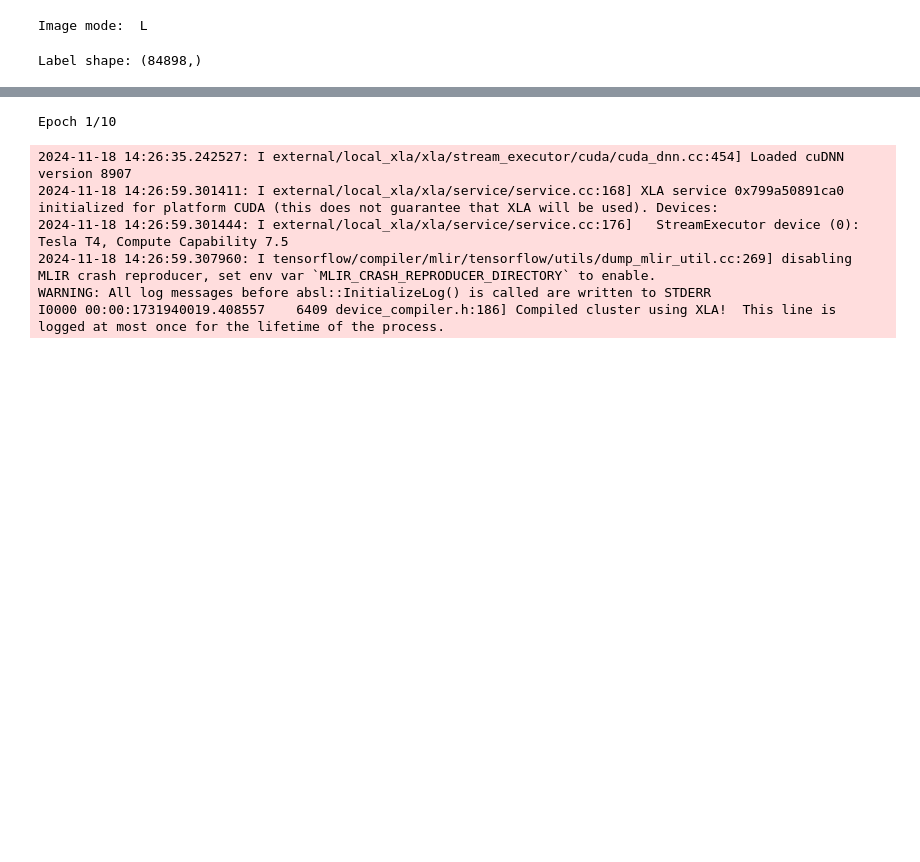
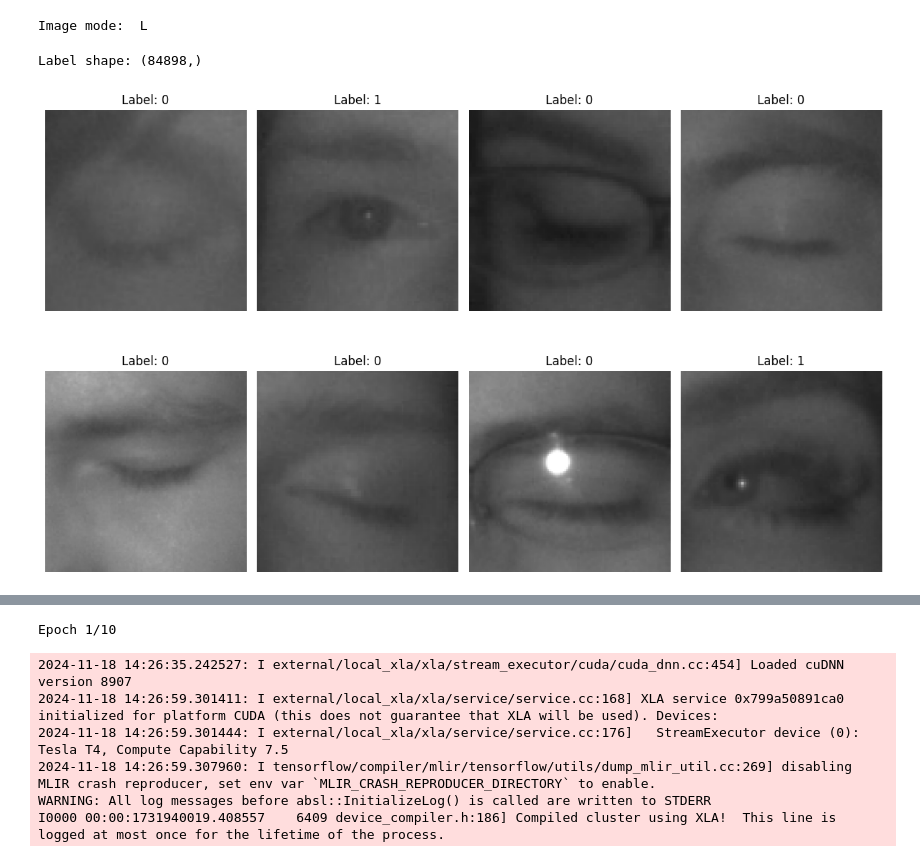
Before and after one commit to tanstefanie/Driver-Fatigue-System, a Jupyter notebook: model/transfer_learning.ipynb, the cells around one changed output, grey strips where cells are left out. Drawn from its saved outputs; the diff is of its cells as text; code cells hidden in the pictures; blank space fills up the shorter version.

```diff
--- a/model/transfer_learning.ipynb
+++ b/model/transfer_learning.ipynb
@@ -81,6 +81,26 @@ Label shape: (84898,)
 # Split into train, validation, and test sets
 train_paths, temp_paths, train_labels, temp_labels = train_test_split(img_path_list, label, test_size=0.3, random_state=42)
 val_paths, test_paths, val_labels, test_labels = train_test_split(temp_paths, temp_labels, test_size=0.5, random_state=42)
+# %%
+# Visualize original images (before augmentation)
+batch_paths, batch_labels = train_paths[:8], train_labels[:8]  # Use first 8 images for visualization
+
+plt.figure(figsize=(12, 8))
+for i, img_path in enumerate(batch_paths):
+    # Load and preprocess the image
+    original_image = load_img(img_path, target_size=(224, 224), color_mode='rgb')  # Load image
+    original_image = img_to_array(original_image) / 255.0  # Normalize pixel values
+
+    # Plot the original image
+    plt.subplot(2, 4, i + 1)  # Arrange images in a 2x4 grid
+    plt.imshow(original_image)
+    plt.title(f"Label: {batch_labels[i]}")
+    plt.axis('off')
+
+plt.tight_layout()
+plt.show()
+# %% [output]
+[figure, added]
 # %%
 # Define an augmentation generator
 augmentation_generator = ImageDataGenerator(
```
Also changed, not shown: parts of 5 cells of this notebook.
